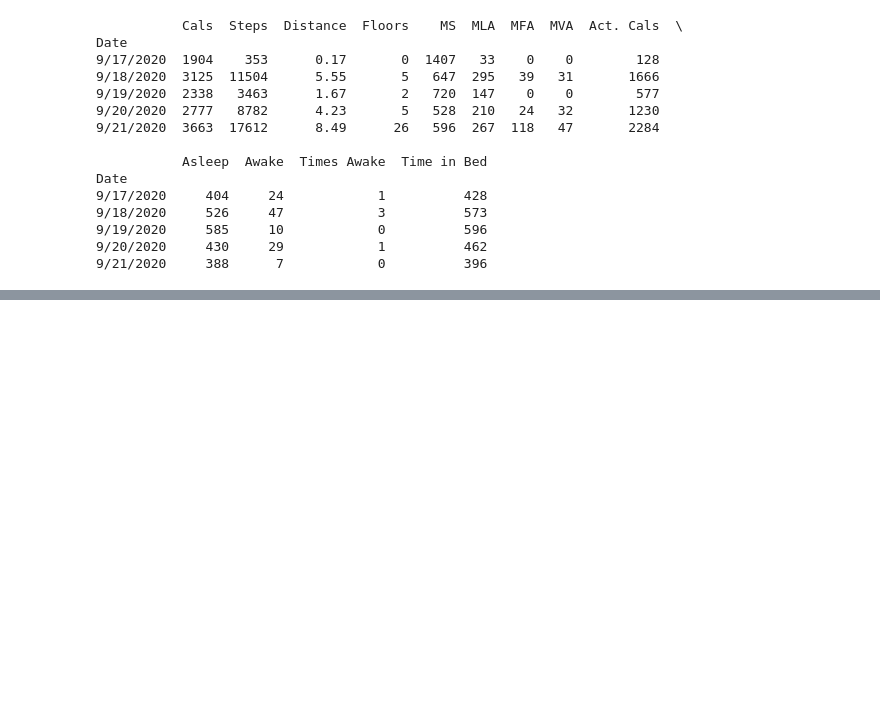
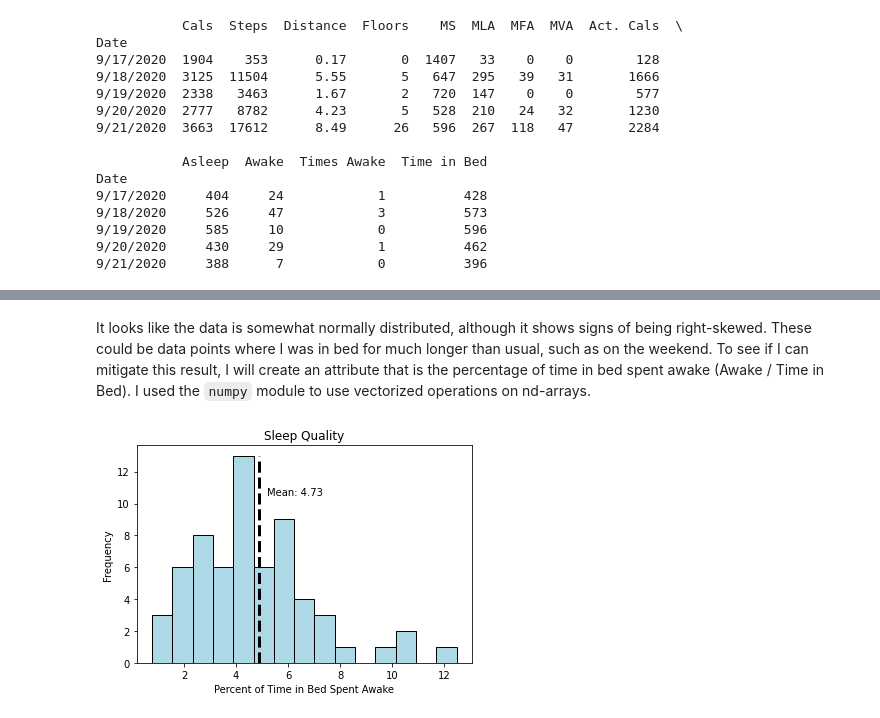
Before and after one commit to lmartin5/CPSC_222_Quantified_Self_Project, a Jupyter notebook: Technical_Report.ipynb, the cells around one changed output, grey strips where cells are left out. Drawn from its saved outputs; the diff is of its cells as text; code cells hidden in the pictures; blank space fills up the shorter version.

```diff
--- a/Technical_Report.ipynb
+++ b/Technical_Report.ipynb
@@ -169,0 +219,24 @@ Date
+# %% [markdown]
+It looks like the data is somewhat normally distributed, although it shows signs of being right-skewed. These could be data points where I was in bed for much longer than usual, such as on the weekend. To see if I can mitigate this result, I will create an attribute that is the percentage of time in bed spent awake (Awake / Time in Bed). I used the `numpy` module to use vectorized operations on nd-arrays.
+# %%
+min_awake = np.array(sleep_activity_df["Awake"].copy().values)
+min_in_bed = np.array(sleep_activity_df["Time in Bed"].copy().values)
+percent_awake = (min_awake / min_in_bed) * 100
+sleep_activity_df["% Awake"] = percent_awake
+sleep_activity_df.to_csv("files/fitbit_data.csv") # updating csv file
+
+# creating histogram
+x = sleep_activity_df["% Awake"].copy().values
+x_mean = np.mean(x)
+plt.figure()
+plt.hist(x, bins=15, color="#add8e6", edgecolor="black")
+plt.plot([x_mean + 0.15, x_mean + 0.15], [0, 13], ls="dashed", color="black", lw=3)
+plt.axis("tight")
+plt.annotate("Mean: %.2f" %(x_mean), xy=(5.2,10.5), color="black")
+plt.title("Sleep Quality")
+plt.ylabel("Frequency")
+plt.xlabel("Percent of Time in Bed Spent Awake")
+plt.show()
+plt.close()
+# %% [output]
+[figure, added]
```
Also changed, not shown: parts of 13 cells of this notebook, 1 other file.
